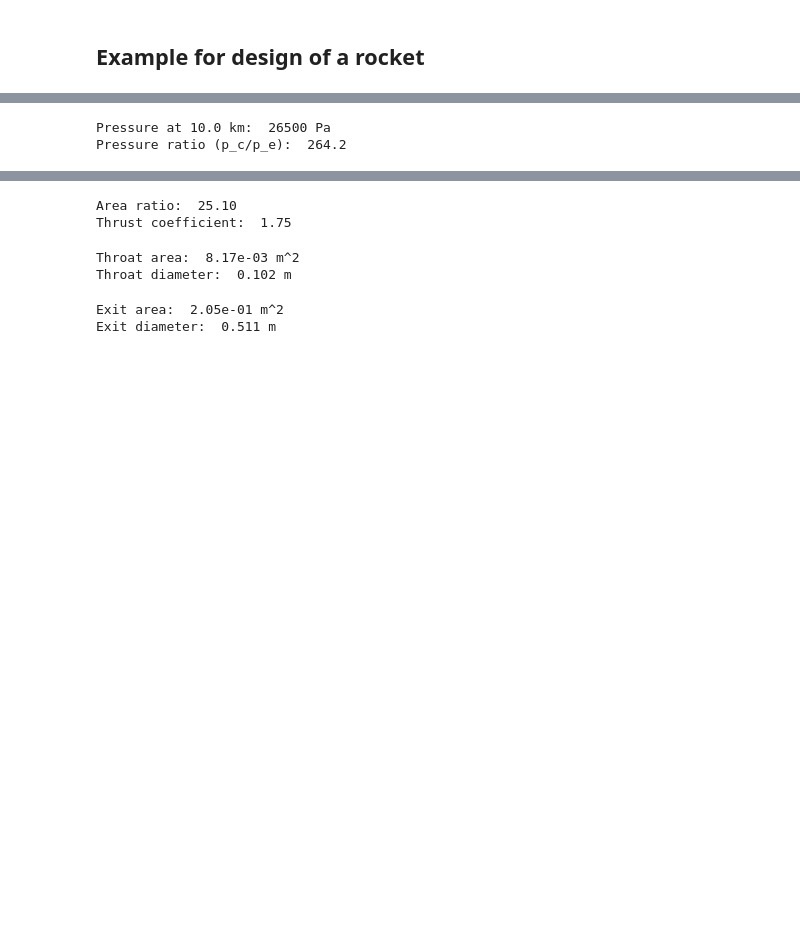
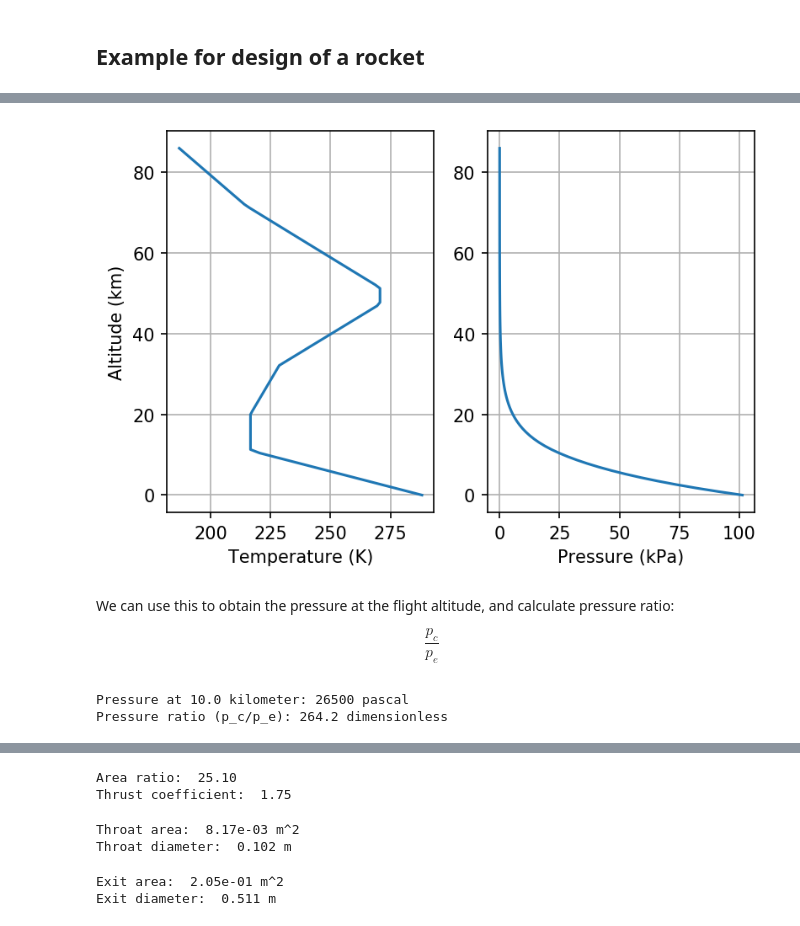
Before and after one commit to kyleniemeyer/rocket-propulsion, a Jupyter notebook: book/fundamentals/ideal-rocket.ipynb, the cells around one changed output, grey strips where cells are left out. Saved outputs shown, nothing was run; the diff lists cells and outputs as text; code cells hidden in the pictures; blank space fills up the shorter version.

```diff
--- a/book/fundamentals/ideal-rocket.ipynb
+++ b/book/fundamentals/ideal-rocket.ipynb
@@ -113,8 +130,10 @@ plt.show()
 # %% [output]
 [figure]
 # %%
+# Define a function to calculate thrust coefficient, assuming optimum expansion
+# (exit pressure = ambient pressure), based on gamma and pressure ratio:
 def calc_thrust_coeff(gamma, pressure_ratio):
-    ''' Calculates thrust coefficient for optimum expansion (exit = ambient pressure).
+    ''' Calculates thrust coefficient for optimum expansion.
     pressure ratio: chamber / exit
     area ratio: exit / throat
     '''
@@ -124,17 +143,15 @@ def calc_thrust_coeff(gamma, pressure_ratio):
         (1 - np.power(1.0 / pressure_ratio, (gamma - 1)/gamma))
         )
 
+
+# This function returns zero for a given area ratio, pressure ratio, and gamma,
+#and is used to numerically calculate pressure ratio given the other two values.
 def root_area_ratio(pressure_ratio, gamma, area_ratio):
     ''' pressure ratio: chamber / exit
     area ratio: exit / throat
     '''
-    return (
-        area_ratio - np.power(2 / (gamma+1), 1/(gamma-1)) *
-        np.power(pressure_ratio, 1 / gamma) *
-        np.sqrt((gamma - 1) / (gamma + 1) /
-                (1 - np.power(1.0 / pressure_ratio, (gamma - 1)/gamma))
-                )
-        )
+    return area_ratio - calc_area_ratio(gamma, pressure_ratio)
+
 
 gammas = [1.1, 1.2, 1.3, 1.4]
 labels = [r'$\gamma = 1.1$', '1.2', '1.3', '1.4']
@@ -250,11 +289,39 @@ burn_time = 5
+# %%
+altitudes = np.linspace(0, 86000, num=100)
+temperatures = np.zeros(len(altitudes))
+pressures = np.zeros(len(altitudes))
+for idx, h in enumerate(altitudes):
+    atm = ATMOSPHERE_1976(h)
+    temperatures[idx] = atm.T
+    pressures[idx] = atm.P
+
+fig, axes = plt.subplots(1, 2)
+
+axes[0].plot(temperatures, altitudes/1000)
+axes[0].set_xlabel('Temperature (K)')
+axes[0].set_ylabel('Altitude (km)')
+axes[0].grid(True)
+
+axes[1].plot(pressures/1000, altitudes/1000)
+axes[1].set_xlabel('Pressure (kPa)')
+axes[1].grid(True)
+plt.show()
+# %% [output]
+[figure, added]
+# %% [markdown]
+We can use this to obtain the pressure at the flight altitude, and calculate pressure ratio:
+
+$$
+\frac{p_c}{p_e}
+$$
 # %%
-# use model for 1976 US Standard Atmosphere
-ten_km = ATMOSPHERE_1976(altitude)
-exit_pressure = ten_km.P
-print(f'Pressure at {altitude/1000} km: {exit_pressure: .0f} Pa')
+# use model for 1976 US Standard Atmosphere to get pressure at altitude
+ten_km = ATMOSPHERE_1976(to_si(altitude))
+exit_pressure = Q_(ten_km.P, 'Pa')
+print(f'Pressure at {altitude.to("km")}: {exit_pressure: .0f}')
 
 pressure_ratio = chamber_pressure / exit_pressure
-print(f'Pressure ratio (p_c/p_e): {pressure_ratio: .1f}')
+print(f'Pressure ratio (p_c/p_e): {pressure_ratio.to_base_units(): .1f}')
 # %% [output]
-Pressure at 10.0 km:  26500 Pa
-Pressure ratio (p_c/p_e):  264.2
+Pressure at 10.0 kilometer: 26500 pascal
+Pressure ratio (p_c/p_e): 264.2 dimensionless
```
Also changed, not shown: parts of 11 cells of this notebook, 2 other files.
